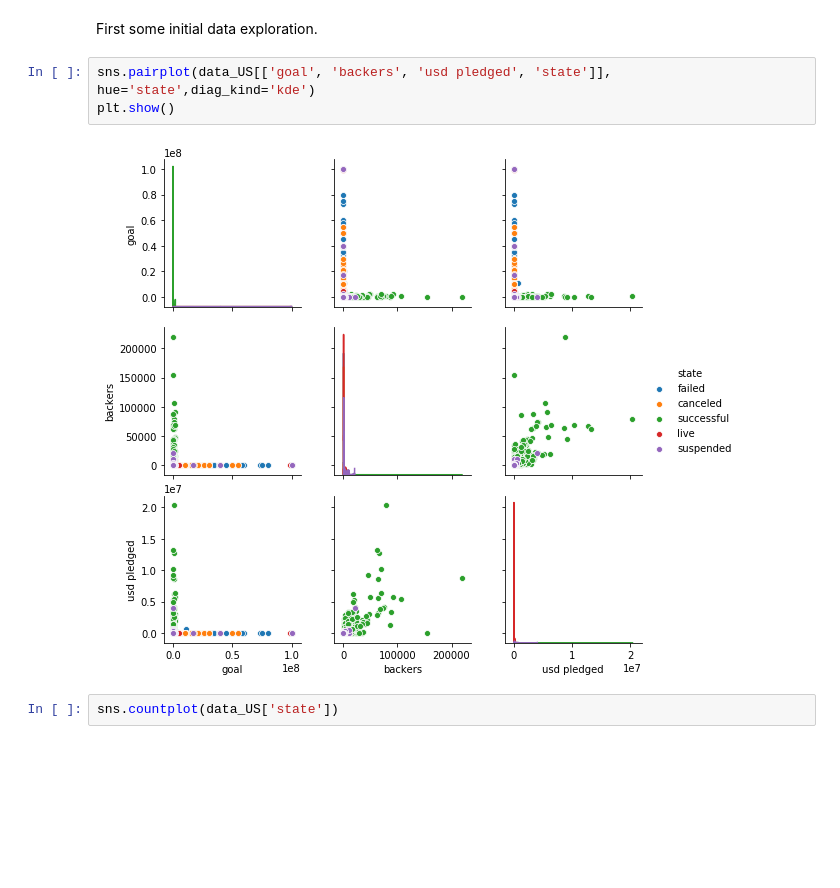
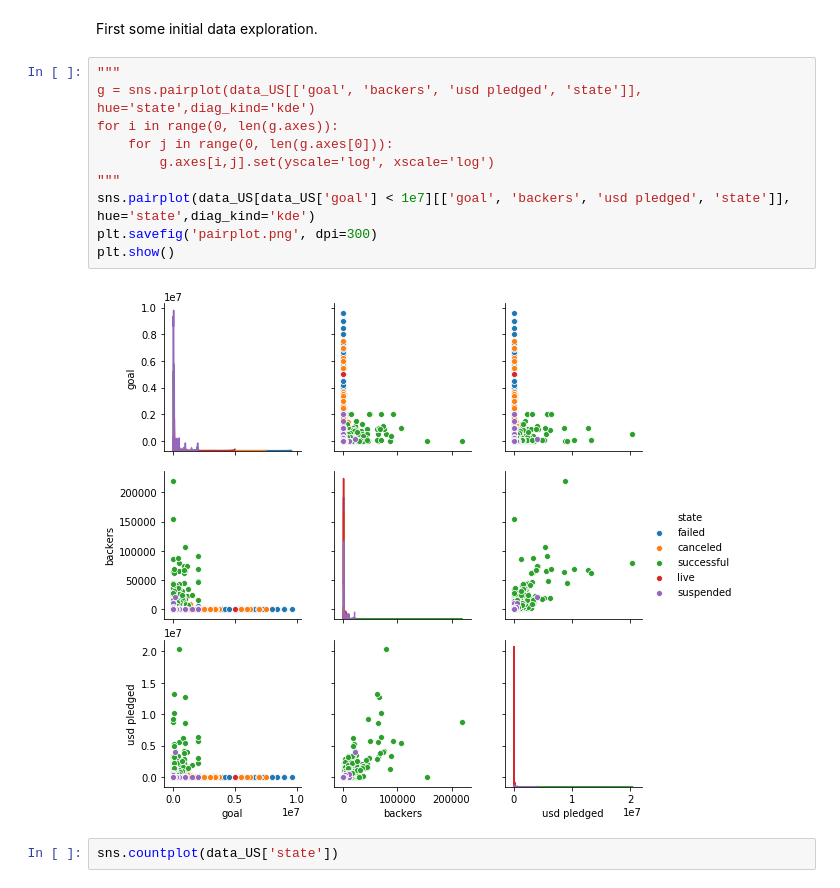
Before and after one commit to rwalroth/Kickstarter_titles, a Jupyter notebook: Kickstarter_Title_analysis.ipynb, the cells around one changed output. Cells and saved outputs as stored; diff of their text form; blank space fills up the shorter version.

```diff
--- a/Kickstarter_Title_analysis.ipynb
+++ b/Kickstarter_Title_analysis.ipynb
@@ -54,11 +54,18 @@ data_GB.shape
 (33672, 15)
 # %% [markdown]
 First some initial data exploration.
-# %%
-sns.pairplot(data_US[['goal', 'backers', 'usd pledged', 'state']], hue='state',diag_kind='kde')
-plt.show()
-# %% [output]
-[figure, removed]
+# %%
+"""
+g = sns.pairplot(data_US[['goal', 'backers', 'usd pledged', 'state']], hue='state',diag_kind='kde')
+for i in range(0, len(g.axes)):
+    for j in range(0, len(g.axes[0])):
+        g.axes[i,j].set(yscale='log', xscale='log')
+"""
+sns.pairplot(data_US[data_US['goal'] < 1e7][['goal', 'backers', 'usd pledged', 'state']], hue='state',diag_kind='kde')
+plt.savefig('pairplot.png', dpi=300)
+plt.show()
+# %% [output]
+[figure, added]
 # %%
 sns.countplot(data_US['state'])
 # %% [output]
```
Also changed, not shown: parts of 20 cells of this notebook.
